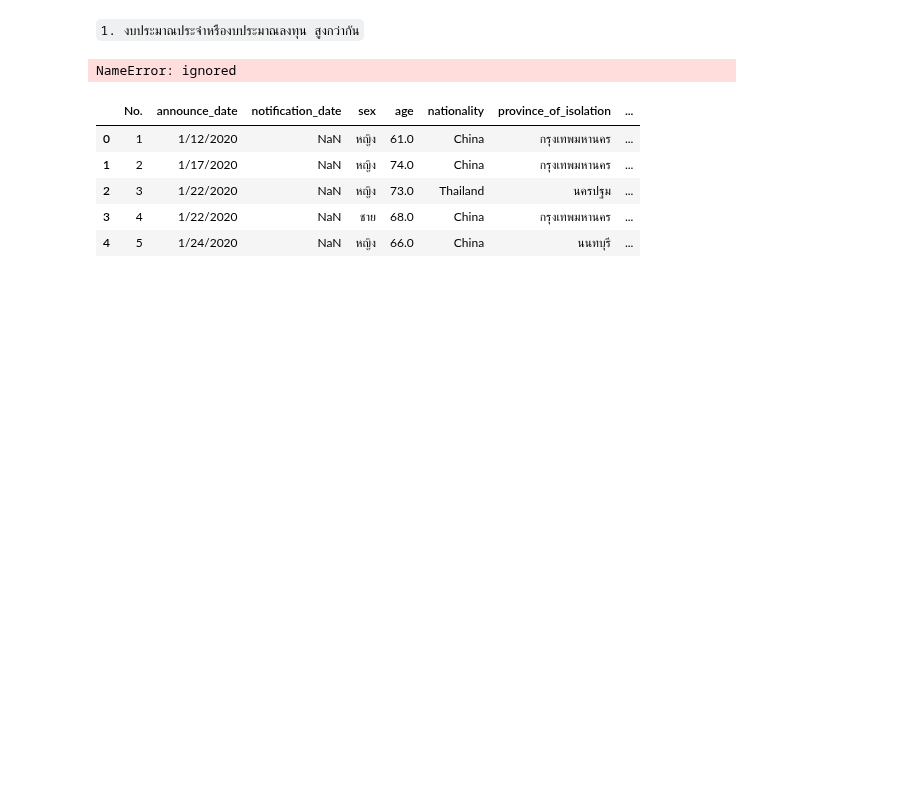
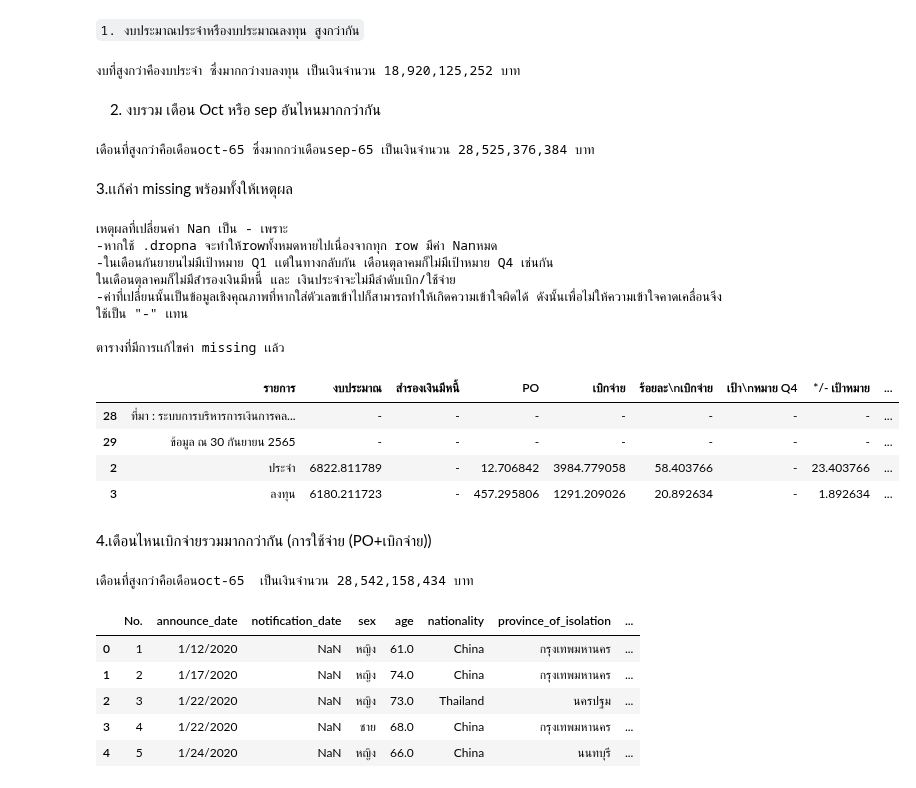
Before and after one commit to Thitiphorn267-3/python_dataviz2023, a Jupyter notebook: Pandas102.ipynb, the cells around one changed output. Cells and saved outputs as stored; diff of their text form; code cells hidden in the pictures; blank space fills up the shorter version.

```diff
--- a/Pandas102.ipynb
+++ b/Pandas102.ipynb
@@ -46,8 +21,8 @@ set_df
 #Quiz4
 ตัดตาราง `sep_df` ให้เหลือเฉพาะ 15 column แรก และ ข้อมูล `งบประจำ` กับ` งบลงทุน`
 # %%
-set_df = pd.read_excel('/content/drive/MyDrive/DataViz23Data/sep65.xlsx',header=8,skipfooter=27)
-set_df
+sep_df = pd.read_excel('/content/drive/MyDrive/DataViz23Data/sep65.xlsx',header=8,skipfooter=26)
+sep_df
 # %% [output]
 |  | รายการ | งบประมาณ | สำรองเงินมีหนี้ | PO | เบิกจ่าย | ร้อยละ\nเบิกจ่าย | เป้า\nหมาย Q4 | */- เป้าหมาย | ... |
 | 0 | งบประมาณรายจ่ายประจำปี พ.ศ.2565 | NaN | NaN | NaN | NaN | NaN | NaN | NaN | ... |
@@ -97,6 +70,10 @@ oct_df
 |  | รายการ | งบประมาณ | สำรองเงินมีหนี้ | PO | เบิกจ่าย | ร้อยละ\nเบิกจ่าย | เป้า\nหมาย Q1 | */- เป้าหมาย | ... |
 | 2 | ประจำ | 6822.811789 | NaN | 12.706842 | 3984.779058 | 58.403766 | 35.0 | 23.403766 | ... |
 | 3 | ลงทุน | 6180.211723 | NaN | 457.295806 | 1291.209026 | 20.892634 | 19.0 | 1.892634 | ... |
+# %%
+oct_df = pd.read_excel('/content/drive/MyDrive/DataViz23Data/Oct65.xlsx',header=9,skipfooter=27)
+oct_df = oct_df.iloc[-2:,:15]
+oct_df['เดือน-ปี'] = len(oct_df)*['oct-65']
 # %% [markdown]
 ##ต่อตารางแกน Y (แกน rows)
 # %%
@@ -119,9 +96,9 @@ sep_oct_df
 # %% [markdown]
 `1. งบประมาณประจำหรืองบประมาณลงทุน สูงกว่ากัน`
 # %%
-P_65 = sep_oct_df[sep_oct_df['รายการ']=='ประจำ']
-L_65_65=sep_oct_df[sep_oct_df['รายการ']=='ลงทุน']
-a=P_65['งบประมาณ'].sum()
+R_65 = sep_oct_df[sep_oct_df['รายการ']=='ประจำ']
+L_65_N = sep_oct_df[sep_oct_df['รายการ']=='ลงทุน']
+a=R_65['งบประมาณ'].sum()
 b=L_65['งบประมาณ'].sum()
 NG =[]
 for x in set(sep_oct_df['รายการ']):
@@ -132,7 +109,66 @@ if a > b :
 elif a < b:
   print (f'งบที่สูงกว่าคืองบ{NG[1]} ซึ่งมากกว่างบ{NG[0]} เป็นเงินจำนวน {int(b-a):,} บาท')
 # %% [output]
-NameError: ignored
+งบที่สูงกว่าคืองบประจำ ซึ่งมากกว่างบลงทุน เป็นเงินจำนวน 18,920,125,252 บาท
+# %% [markdown]
+2. งบรวม เดือน Oct หรือ sep อันไหนมากกว่ากัน
+# %%
+R_65=sep_oct_df[sep_oct_df['เดือน-ปี']=='sep-65']
+I_65=sep_oct_df[sep_oct_df['เดือน-ปี']=='oct-65']
+a = R_65['งบประมาณ'].sum()
+b = I_65['งบประมาณ'].sum()
+NG =[]
+for x in set(sep_oct_df['เดือน-ปี']):
+  NG.append(x)
+NG
+if a > b :
+   print(f'เดือนที่สูงกว่าคือเดือน{NG[0]} ซึ่งมากกว่าเดือน{NG[1]} เป็นเงินจำนวน {int(a-b):,} บาท')
+elif a < b:
+   print(f'เดือนที่สูงกว่าคือเดือน{NG[1]} ซึ่งมากกว่าเดือน{NG[0]} เป็นเงินจำนวน {int(b-a):,} บาท')
+# %% [output]
+เดือนที่สูงกว่าคือเดือนoct-65 ซึ่งมากกว่าเดือนsep-65 เป็นเงินจำนวน 28,525,376,384 บาท
+# %% [markdown]
+3.เเก้ค่า missing พร้อมทั้งให้เหตุผล
+# %%
+newdf = sep_oct_df.fillna('-')
+print ('เหตุผลที่เปลี่ยนค่า Nan เป็น - เพราะ')
+print ('-หากใช้ .dropna จะทำให้rowทั้งหมดหายไปเนื่องจากทุก row มีค่า Nanหมด')
+print ('-ในเดือนกันยายนไม่มีเป้าหมาย Q1 เเต่ในทางกลับกัน เดือนตุลาคมก็ไม่มีเป้าหมาย Q4 เช่นกัน')
+print ('ในเดือนตุลาคมก็ไม่มีสำรองเงินมีหนี้ เเละ เงินประจำจะไม่มีลำดับเบิก/ใช้จ่าย')
+print ('-ค่าที่เปลี่ยนนั้นเป็นข้อมูลเชิงคุณภาพที่หากใส่ตัวเลขเข้าไปก็สามารถทำให้เกิดความเข้าใจผิดได้ ดังนั้นเพื่อไม่ให้ความเข้าใจคาดเคลื่อนจึงใช้เป็น "-" เเทน ')
+print ('')
+print ('ตารางที่มีการเเก้ไขค่า missing เเล้ว')
+newdf
+# %% [output]
+เหตุผลที่เปลี่ยนค่า Nan เป็น - เพราะ
+-หากใช้ .dropna จะทำให้rowทั้งหมดหายไปเนื่องจากทุก row มีค่า Nanหมด
+-ในเดือนกันยายนไม่มีเป้าหมาย Q1 เเต่ในทางกลับกัน เดือนตุลาคมก็ไม่มีเป้าหมาย Q4 เช่นกัน
+ในเดือนตุลาคมก็ไม่มีสำรองเงินมีหนี้ เเละ เงินประจำจะไม่มีลำดับเบิก/ใช้จ่าย
+-ค่าที่เปลี่ยนนั้นเป็นข้อมูลเชิงคุณภาพที่หากใส่ตัวเลขเข้าไปก็สามารถทำให้เกิดความเข้าใจผิดได้ ดังนั้นเพื่อไม่ให้ความเข้าใจคาดเคลื่อนจึงใช้เป็น "-" เเทน
+
+ตารางที่มีการเเก้ไขค่า missing เเล้ว
+|  | รายการ | งบประมาณ | สำรองเงินมีหนี้ | PO | เบิกจ่าย | ร้อยละ\nเบิกจ่าย | เป้า\nหมาย Q4 | */- เป้าหมาย | ... |
+| 28 | ที่มา : ระบบการบริหารการเงินการคล... | - | - | - | - | - | - | - | ... |
+| 29 | ข้อมูล ณ 30 กันยายน 2565 | - | - | - | - | - | - | - | ... |
+| 2 | ประจำ | 6822.811789 | - | 12.706842 | 3984.779058 | 58.403766 | - | 23.403766 | ... |
+| 3 | ลงทุน | 6180.211723 | - | 457.295806 | 1291.209026 | 20.892634 | - | 1.892634 | ... |
+# %% [markdown]
+4.เดือนไหนเบิกจ่ายรวมมากกว่ากัน (การใช้จ่าย (PO+เบิกจ่าย))
+# %%
+R_65=sep_oct_df[sep_oct_df['เดือน-ปี']=='sep-65']
+L_65=sep_oct_df[sep_oct_df['เดือน-ปี']=='oct-65']
+a=R_65['การใช้จ่าย (PO+เบิกจ่าย)'].sum()
+b=L_65['การใช้จ่าย (PO+เบิกจ่าย)'].sum()
+NG =[]
+for x in set(sep_oct_df['เดือน-ปี']):
+  NG.append(x)
+NG
+if a > b :
+  print (f'เดือนที่สูงกว่าคือเดือน{NG[0]}  เป็นเงินจำนวน {int(a):,} บาท')
+elif a < b:
+  print (f'เดือนที่สูงกว่าคือเดือน{NG[1]}  เป็นเงินจำนวน {int(b):,} บาท')
+# %% [output]
+เดือนที่สูงกว่าคือเดือนoct-65  เป็นเงินจำนวน 28,542,158,434 บาท
 # %%
 data_file_path = os.path.join(path,'pm-20-jan-2021.csv') # เชื่อมกับไฟล์ .csv
 data_df = pd.read_csv(data_file_path)
```
Also changed, not shown: parts of 6 cells of this notebook.
